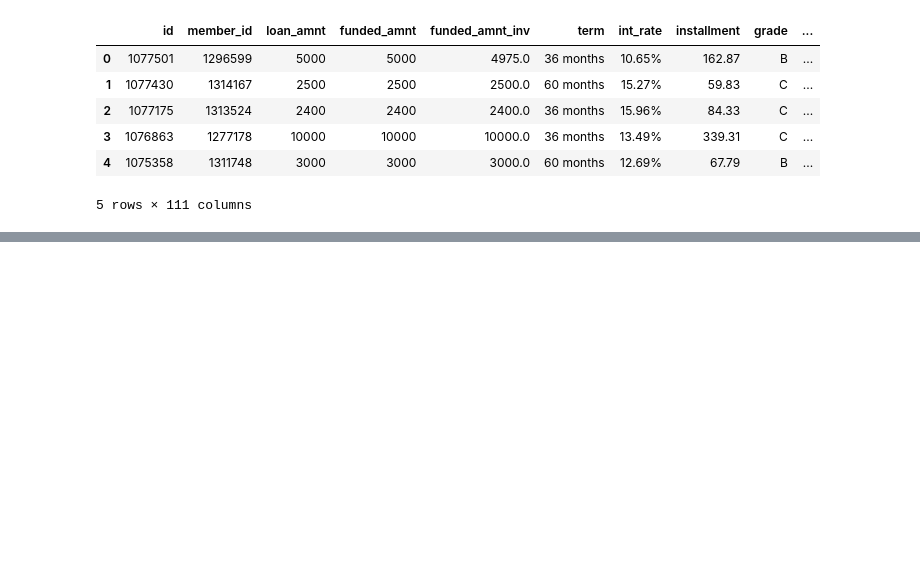
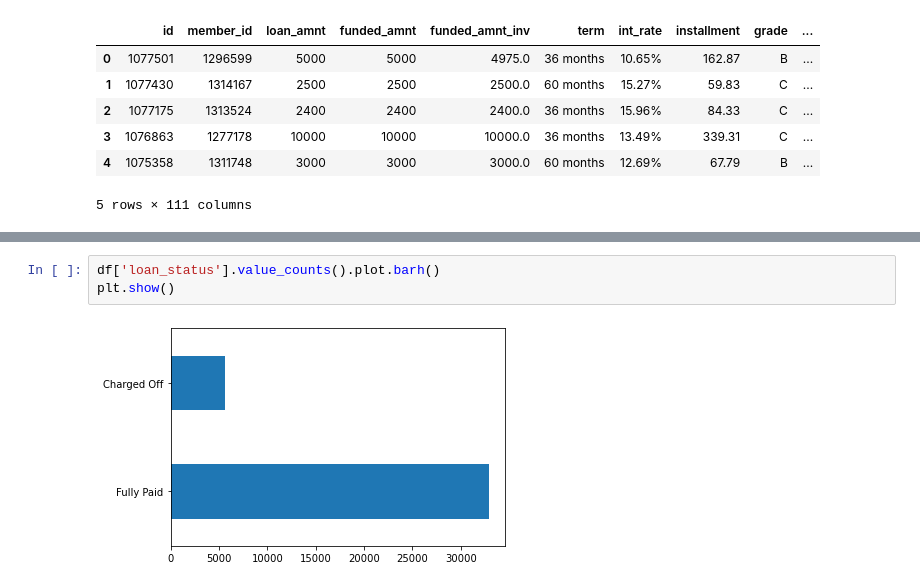
Before and after one commit to 98abhilash/LendingClub, a Jupyter notebook: LendingClubEDA.ipynb, the cells around one changed output, grey strips where cells are left out. Cells and saved outputs as stored; diff of their text form; blank space fills up the shorter version.

```diff
--- a/LendingClubEDA.ipynb
+++ b/LendingClubEDA.ipynb
@@ -123,0 +268,5 @@ df.describe()
+# %%
+df['loan_status'].value_counts().plot.barh()
+plt.show()
+# %% [output]
+[figure, added]
```
Also changed, not shown: parts of 26 cells of this notebook.
